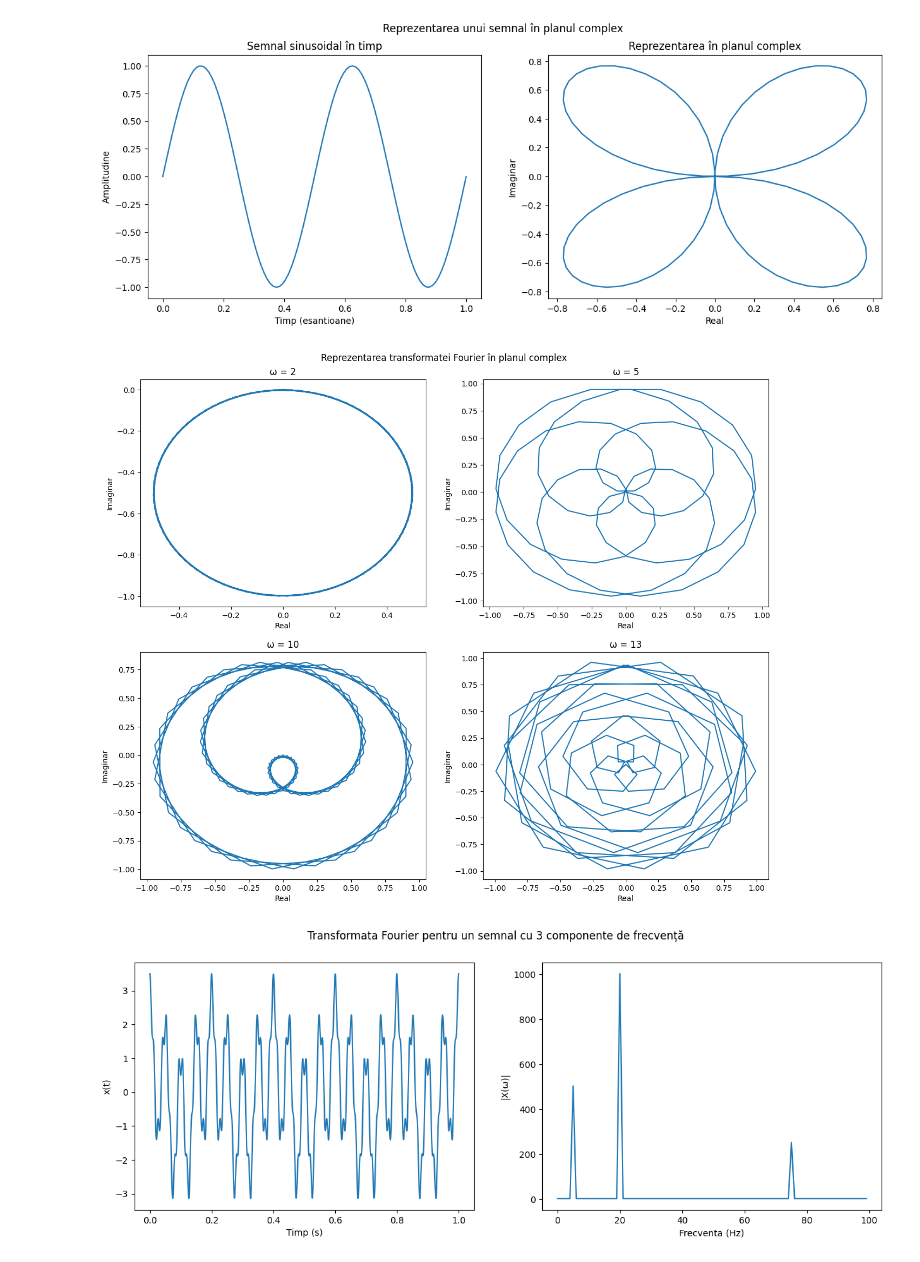
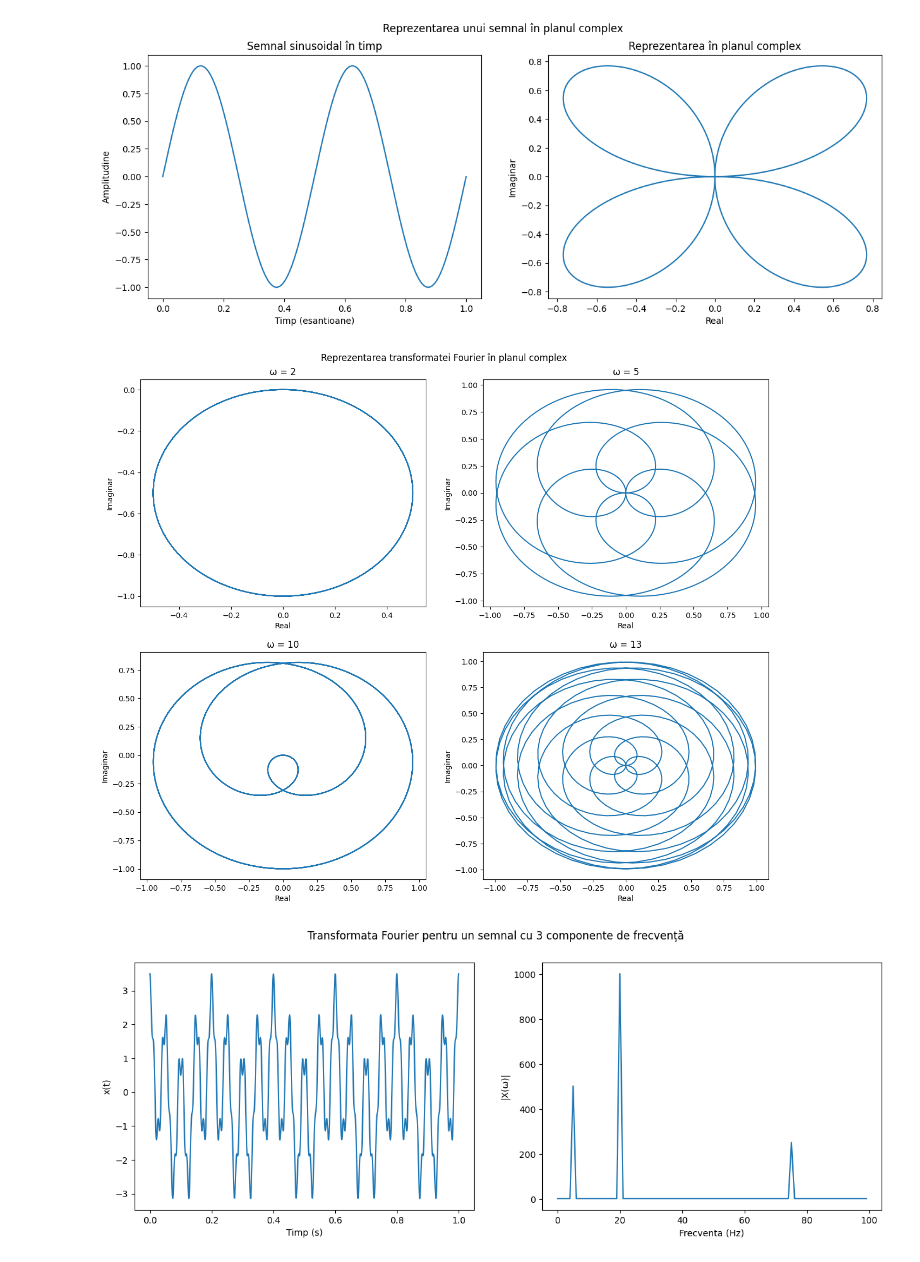
Before and after one commit to lucaion/ProcesareaSemnalelor, a Jupyter notebook: Laborator 3/Lab 3 - rezolvari.ipynb, the cells around one changed output. Cells and saved outputs as stored; diff of their text form; code cells hidden in the pictures.

```diff
--- a/Laborator 3/Lab 3 - rezolvari.ipynb
+++ b/Laborator 3/Lab 3 - rezolvari.ipynb
@@ -5,11 +5,11 @@ import math
 # %%
 #ex2
 
-t = np.linspace(0, 1, 100)
+t = np.linspace(0, 1, 600)
 f = 2
 x = np.sin(2 * np.pi * f * t)
 
-n = np.linspace(0, 1, 100)
+n = np.linspace(0, 1, 600)
 fourier_representation = x * math.e ** (-2 * np.pi * 1j * n)
 
 fig, (ax1, ax2) = plt.subplots(1, 2)
@@ -33,34 +33,34 @@ w = [2, 5, 10, 13]
 fourier_results = []
 
 for i in range(len(w)):
     fourier_results.append(x * math.e ** (-2 * np.pi * 1j * n * w[i]))
 
 fig2, ((ax1, ax2), (ax3, ax4)) = plt.subplots(2, 2)
 fig2.suptitle('Reprezentarea transformatei Fourier în planul complex', y=0.92)
 fig2.set_size_inches(15, 12)
 
 ax1.set_title('ω = 2')
 ax1.plot(fourier_results[0].real, fourier_results[0].imag)
 
 ax2.set_title('ω = 5')
 ax2.plot(fourier_results[1].real, fourier_results[1].imag)
 
 ax3.set_title('ω = 10')
 ax3.plot(fourier_results[2].real, fourier_results[2].imag)
 
 ax4.set_title('ω = 13')
 ax4.plot(fourier_results[3].real, fourier_results[3].imag)
 
 for ax in (ax1, ax2, ax3, ax4):
     ax.set_xlabel('Real')
     ax.set_ylabel('Imaginar')
 
 plt.savefig('ex22.png', format='png')
 plt.savefig('ex22.pdf', format='pdf')
 plt.show()
 # %% [output]
 [figure]
-[figure, old version]
+[figure, new version]
 # %%
 #ex3
 
```
Also changed, not shown: 5 other files.
